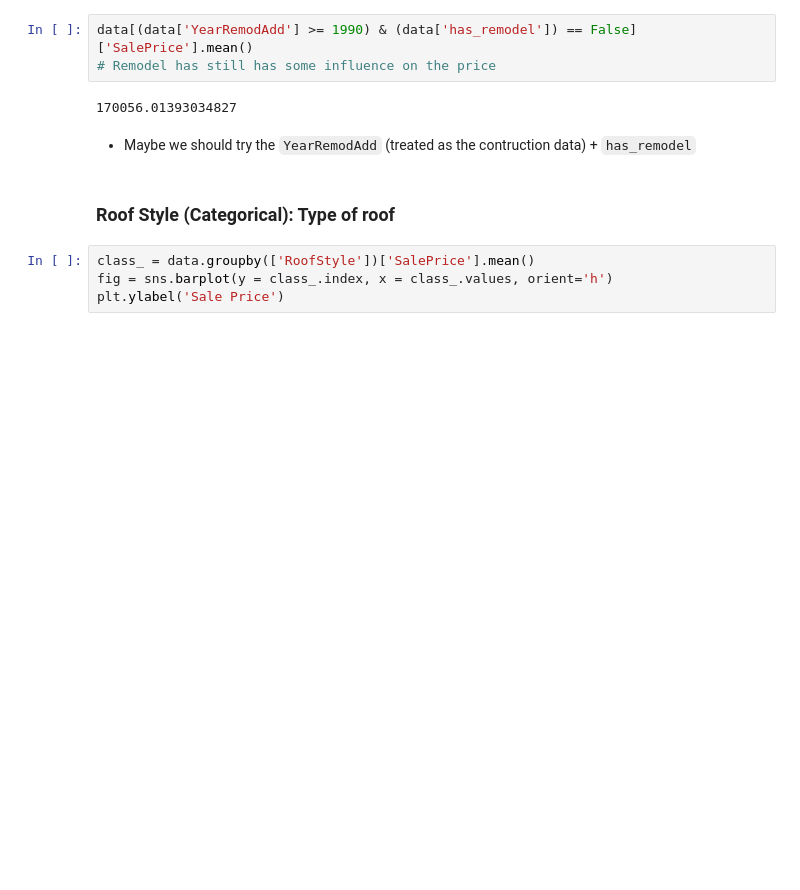
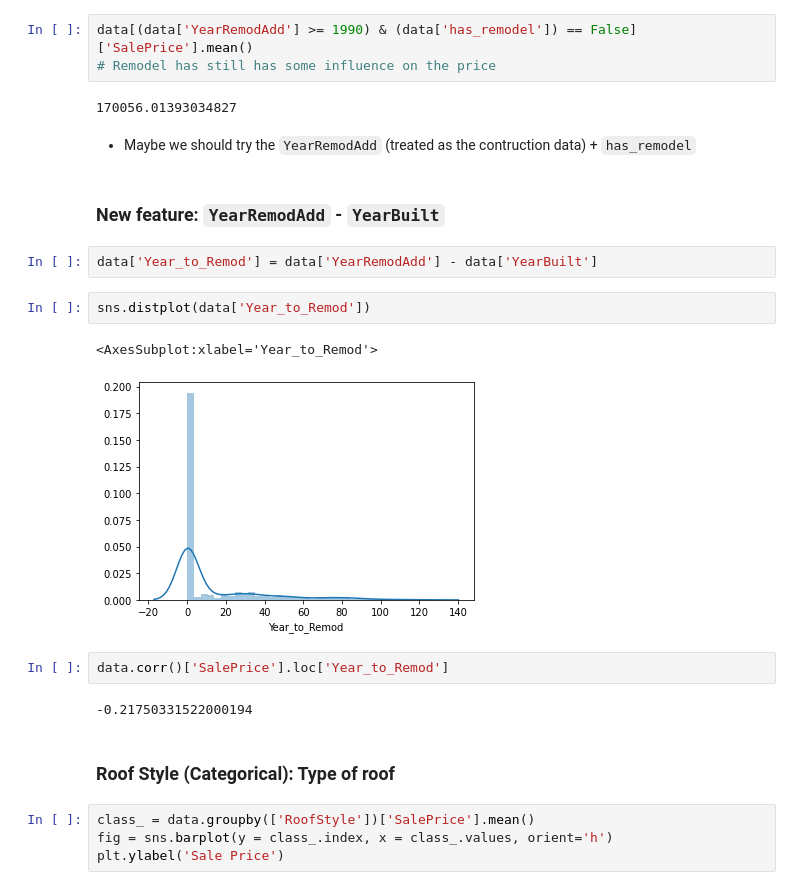
Before and after one commit to zrrddd/House_Prices, a Jupyter notebook: EDA.ipynb, the cells around one changed output. Drawn from its saved outputs; the diff is of its cells as text; blank space fills up the shorter version.

```diff
--- a/EDA.ipynb
+++ b/EDA.ipynb
@@ -647,6 +647,19 @@ data[(data['YearRemodAdd'] >= 1990) & (data['has_remodel']) == False]['SalePrice
 170056.01393034827
 # %% [markdown]
 - Maybe we should try the `YearRemodAdd` (treated as the contruction data) + `has_remodel`
+# %% [markdown]
+### New feature: `YearRemodAdd` - `YearBuilt`
+# %%
+data['Year_to_Remod'] = data['YearRemodAdd'] - data['YearBuilt']
+# %%
+sns.distplot(data['Year_to_Remod'])
+# %% [output]
+<AxesSubplot:xlabel='Year_to_Remod'>
+[figure, added]
+# %%
+data.corr()['SalePrice'].loc['Year_to_Remod']
+# %% [output]
+-0.21750331522000194
 # %% [markdown]
 ### Roof Style (Categorical): Type of roof
 # %%
```
Also changed, not shown: parts of 9 cells of this notebook, 1 other file.
